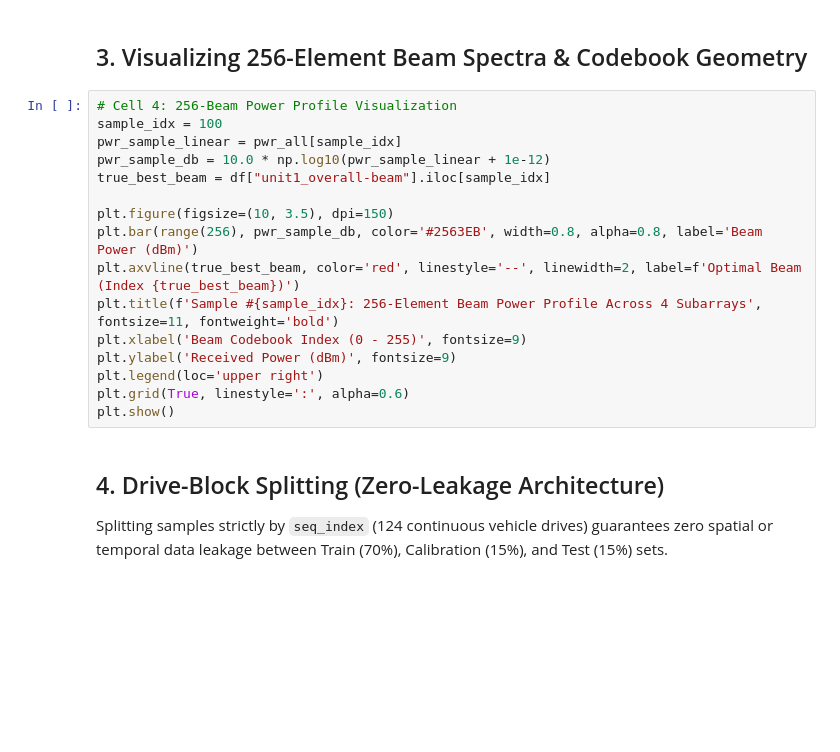
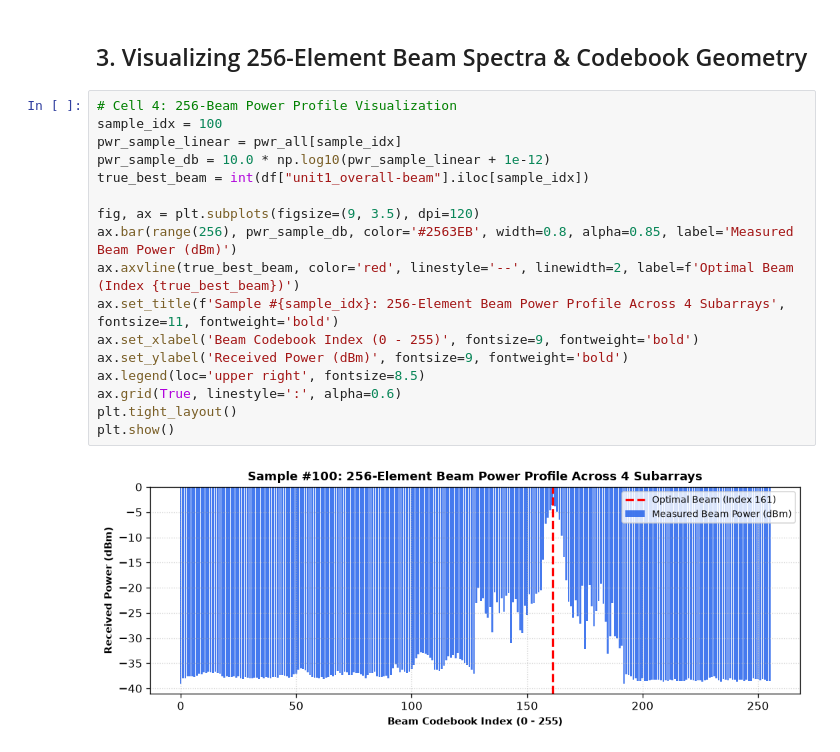
Before and after one commit to syedkafi-lab/424_project, a Jupyter notebook: annotated_dataset_scenario36.ipynb, the cells around one changed output. Saved outputs shown, nothing was run; the diff lists cells and outputs as text; blank space fills up the shorter version.

```diff
--- a/annotated_dataset_scenario36.ipynb
+++ b/annotated_dataset_scenario36.ipynb
@@ -73,19 +90,19 @@ kin_df.describe().T[["mean", "std", "min", "50%", "max"]]
 # %%
 # Cell 4: 256-Beam Power Profile Visualization
 sample_idx = 100
 pwr_sample_linear = pwr_all[sample_idx]
 pwr_sample_db = 10.0 * np.log10(pwr_sample_linear + 1e-12)
-true_best_beam = df["unit1_overall-beam"].iloc[sample_idx]
+true_best_beam = int(df["unit1_overall-beam"].iloc[sample_idx])
 
-plt.figure(figsize=(10, 3.5), dpi=150)
-plt.bar(range(256), pwr_sample_db, color='#2563EB', width=0.8, alpha=0.8, label='Beam Power (dBm)')
-plt.axvline(true_best_beam, color='red', linestyle='--', linewidth=2, label=f'Optimal Beam (Index {true_best_beam})')
-plt.title(f'Sample #{sample_idx}: 256-Element Beam Power Profile Across 4 Subarrays', fontsize=11, fontweight='bold')
-plt.xlabel('Beam Codebook Index (0 - 255)', fontsize=9)
-plt.ylabel('Received Power (dBm)', fontsize=9)
-plt.legend(loc='upper right')
-plt.grid(True, linestyle=':', alpha=0.6)
+fig, ax = plt.subplots(figsize=(9, 3.5), dpi=120)
+ax.bar(range(256), pwr_sample_db, color='#2563EB', width=0.8, alpha=0.85, label='Measured Beam Power (dBm)')
+ax.axvline(true_best_beam, color='red', linestyle='--', linewidth=2, label=f'Optimal Beam (Index {true_best_beam})')
+ax.set_title(f'Sample #{sample_idx}: 256-Element Beam Power Profile Across 4 Subarrays', fontsize=11, fontweight='bold')
+ax.set_xlabel('Beam Codebook Index (0 - 255)', fontsize=9, fontweight='bold')
+ax.set_ylabel('Received Power (dBm)', fontsize=9, fontweight='bold')
+ax.legend(loc='upper right', fontsize=8.5)
+ax.grid(True, linestyle=':', alpha=0.6)
+plt.tight_layout()
 plt.show()
+# %% [output]
+[figure, added]
-# %% [markdown]
-## 4. Drive-Block Splitting (Zero-Leakage Architecture)
-Splitting samples strictly by `seq_index` (124 continuous vehicle drives) guarantees zero spatial or temporal data leakage between Train (70%), Calibration (15%), and Test (15%) sets.
```
Also changed, not shown: parts of 7 cells of this notebook.
